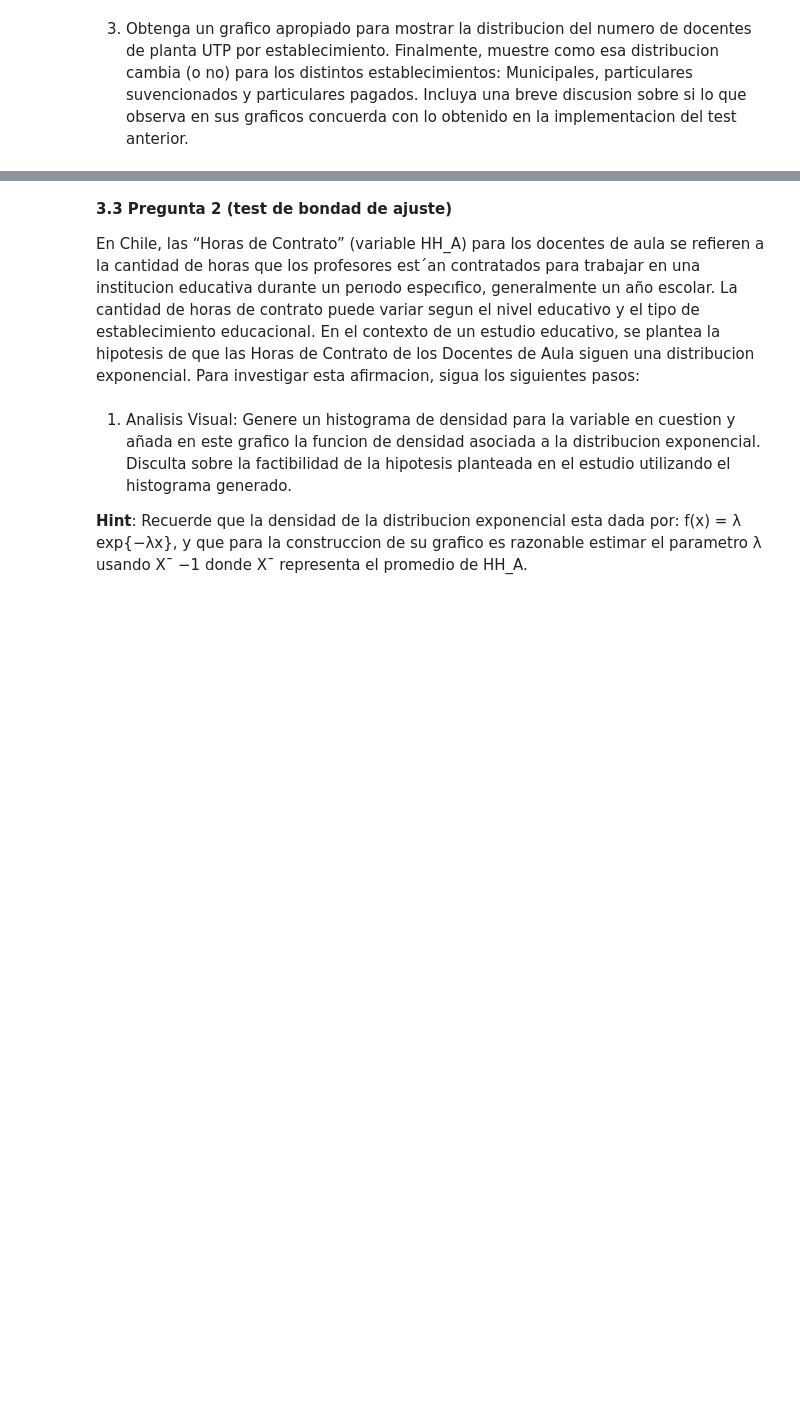
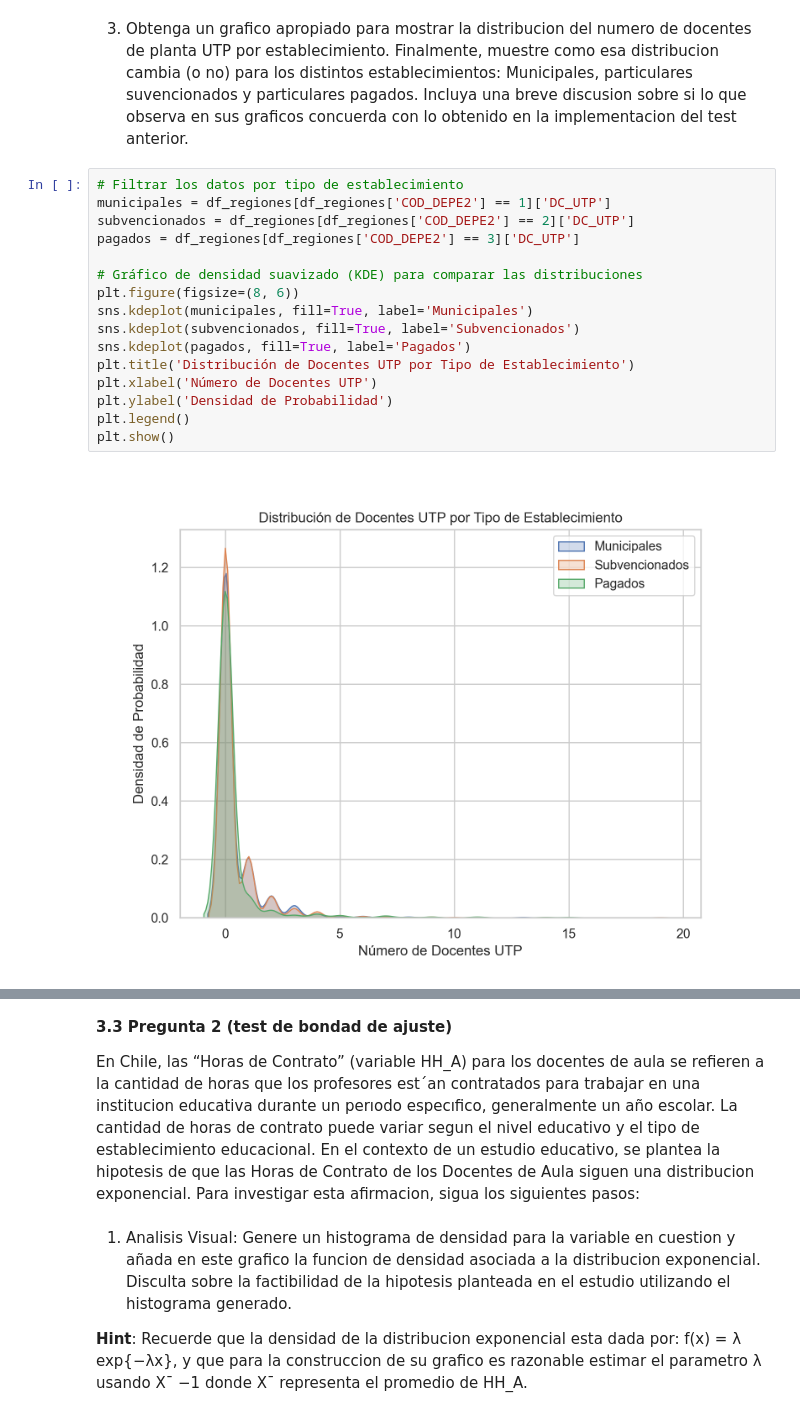
Before and after one commit to Dxeg0o/proyecto_cdd_2, a Jupyter notebook: proyecto.ipynb, the cells around one changed output, grey strips where cells are left out. Saved outputs shown, nothing was run; the diff lists cells and outputs as text; blank space fills up the shorter version.

```diff
--- a/proyecto.ipynb
+++ b/proyecto.ipynb
@@ -139,2 +222,20 @@ de docentes UTP. En particular:
 # %% [markdown]
 3. Obtenga un grafico apropiado para mostrar la distribucion del numero de docentes de planta UTP por establecimiento. Finalmente, muestre como esa distribucion cambia (o no) para los distintos establecimientos: Municipales, particulares suvencionados y particulares pagados. Incluya una breve discusion sobre si lo que observa en sus graficos concuerda con lo obtenido en la implementacion del test anterior.
+# %%
+# Filtrar los datos por tipo de establecimiento
+municipales = df_regiones[df_regiones['COD_DEPE2'] == 1]['DC_UTP']
+subvencionados = df_regiones[df_regiones['COD_DEPE2'] == 2]['DC_UTP']
+pagados = df_regiones[df_regiones['COD_DEPE2'] == 3]['DC_UTP']
+
+# Gráfico de densidad suavizado (KDE) para comparar las distribuciones
+plt.figure(figsize=(8, 6))
+sns.kdeplot(municipales, fill=True, label='Municipales')
+sns.kdeplot(subvencionados, fill=True, label='Subvencionados')
+sns.kdeplot(pagados, fill=True, label='Pagados')
+plt.title('Distribución de Docentes UTP por Tipo de Establecimiento')
+plt.xlabel('Número de Docentes UTP')
+plt.ylabel('Densidad de Probabilidad')
+plt.legend()
+plt.show()
+# %% [output]
+[figure, added]
```
Also changed, not shown: parts of 7 cells of this notebook.
